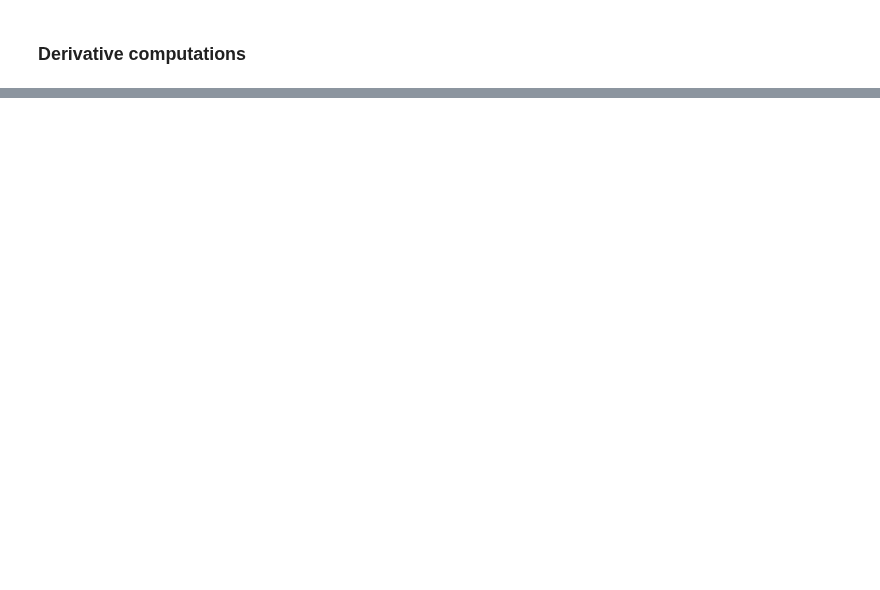
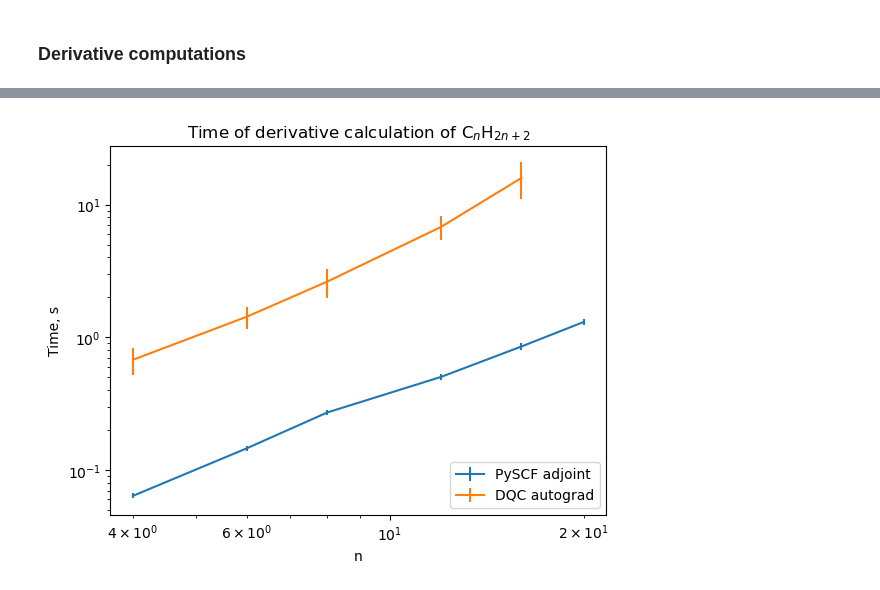
Before and after one commit to grinisrit/noa, a Jupyter notebook: docs/qc/Adjoint_Sensitivity_Method_for_Kohn_Sham_Equations.ipynb, the cells around one changed output, grey strips where cells are left out. Drawn from its saved outputs; the diff is of its cells as text; code cells hidden in the pictures; blank space fills up the shorter version.

```diff
--- a/docs/qc/Adjoint_Sensitivity_Method_for_Kohn_Sham_Equations.ipynb
+++ b/docs/qc/Adjoint_Sensitivity_Method_for_Kohn_Sham_Equations.ipynb
@@ -530,7 +429,7 @@ def scf_ccsdt(_mol_name, silent = False):
 
 DQC accepts custom functionals as objects of classes derived from `dqc.xc.CustomXC`
 # %%
-class MyLDAX(dqc.xc.CustomXC):
+class DQC_LDA_contructor(dqc.xc.CustomXC):
     def __init__(self, a_par, p_par):
         super().__init__()
         self.a_par = a_par
@@ -1324,0 +1270,19 @@ dqc_custom('n2', 1.0, 2.0)
+# %%
+for mol_name, mol in alkanes_molecules.items():
+    print(f"For n-С{mol_name}H{2*mol_name+2}:")
+
+    print("* PySCF 'adjoint':")
+    mean, std_dev, all_times = pyscf_adjoint_time_of_derivatives_calculation(mol, LDA_factor, LDA_power)
+    alkanes_performance["pyscf_adjoint"][mol_name]["mean"] = mean
+    alkanes_performance["pyscf_adjoint"][mol_name]["std_dev"] = std_dev
+    print(all_times)
+
+    if mol_name <= 22:
+        print("* DQC:")
+        mean, std_dev, all_times = dqc_autograd_time_of_derivatives_calculation(mol, LDA_factor, LDA_power)
+        alkanes_performance["dqc_onlygrad"][mol_name]["mean"] = mean
+        alkanes_performance["dqc_onlygrad"][mol_name]["std_dev"] = std_dev
+        print(all_times[0])
+        print(all_times[1])
+
+    print("---><---")
@@ -1324,0 +1307,25 @@ dqc_custom('n2', 1.0, 2.0)
+# %%
+import matplotlib.pyplot as plt
+
+adjoint_x = [l for l in alkanes_performance['pyscf_adjoint'].keys() if alkanes_performance['pyscf_adjoint'][l]]
+adjoint_y = [l["mean"] for l in alkanes_performance['pyscf_adjoint'].values() if l]
+adjoint_yerr = [l["std_dev"] for l in alkanes_performance['pyscf_adjoint'].values() if l]
+plt.errorbar(adjoint_x, adjoint_y, yerr=adjoint_yerr, label='PySCF adjoint')
+
+dqc_x = [l for l in alkanes_performance['dqc_onlygrad'].keys() if alkanes_performance['dqc_onlygrad'][l]]
+dqc_y = [l["mean"] for l in alkanes_performance['dqc_onlygrad'].values() if l]
+dqc_yerr = [l["std_dev"] for l in alkanes_performance['dqc_onlygrad'].values() if l]
+plt.errorbar(dqc_x, dqc_y, yerr=dqc_yerr, label='DQC autograd')
+
+plt.xscale('log')
+plt.yscale('log')
+
+plt.title(r"Time of derivative calculation of C$_n$H$_{2n+2}$")
+plt.xlabel("n")
+plt.ylabel("Time, s")
+
+plt.legend(loc='lower right')
+
+plt.show()
+# %% [output]
+[figure, added]
```
Also changed, not shown: parts of 82 cells of this notebook, 2 other files.
